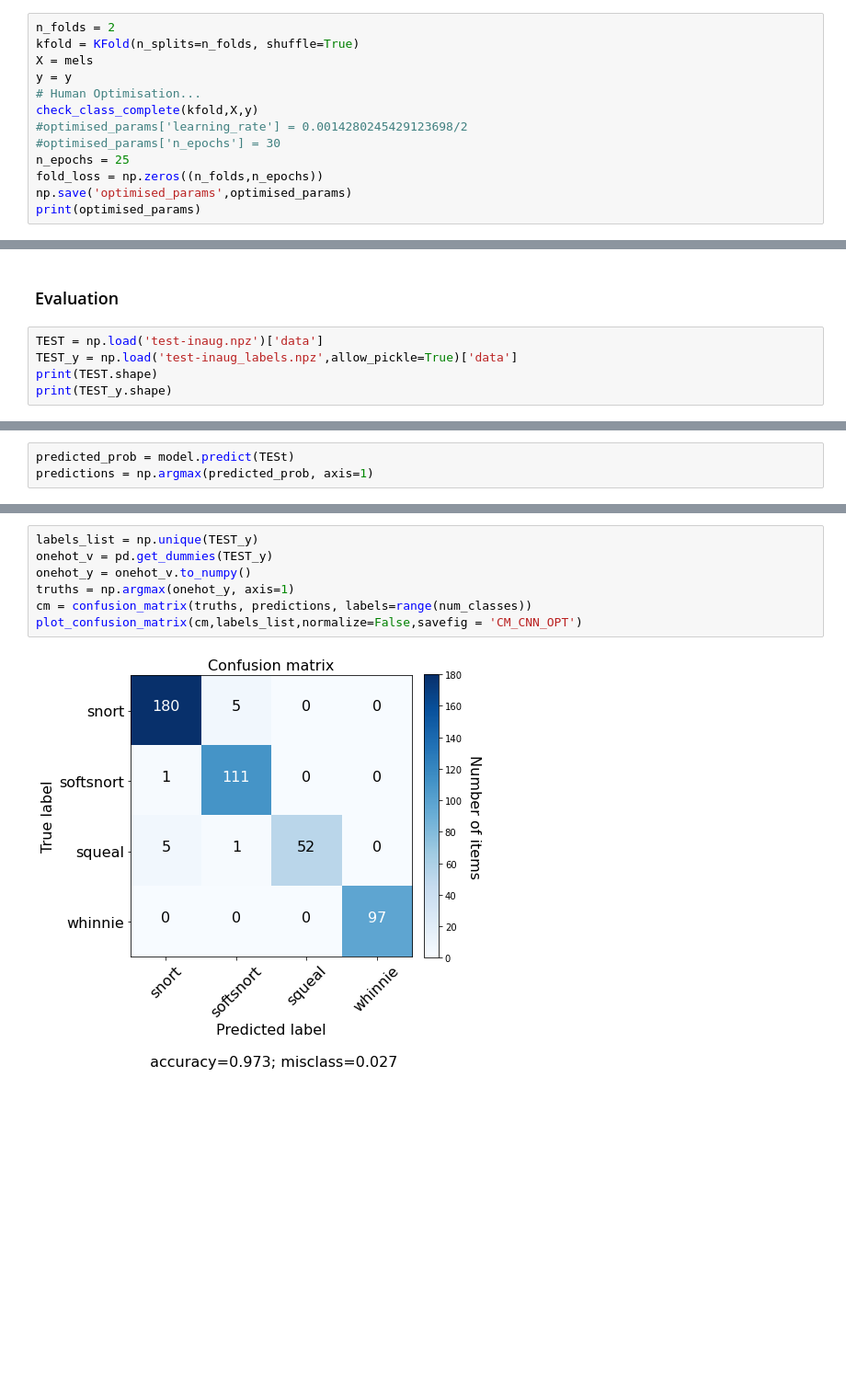
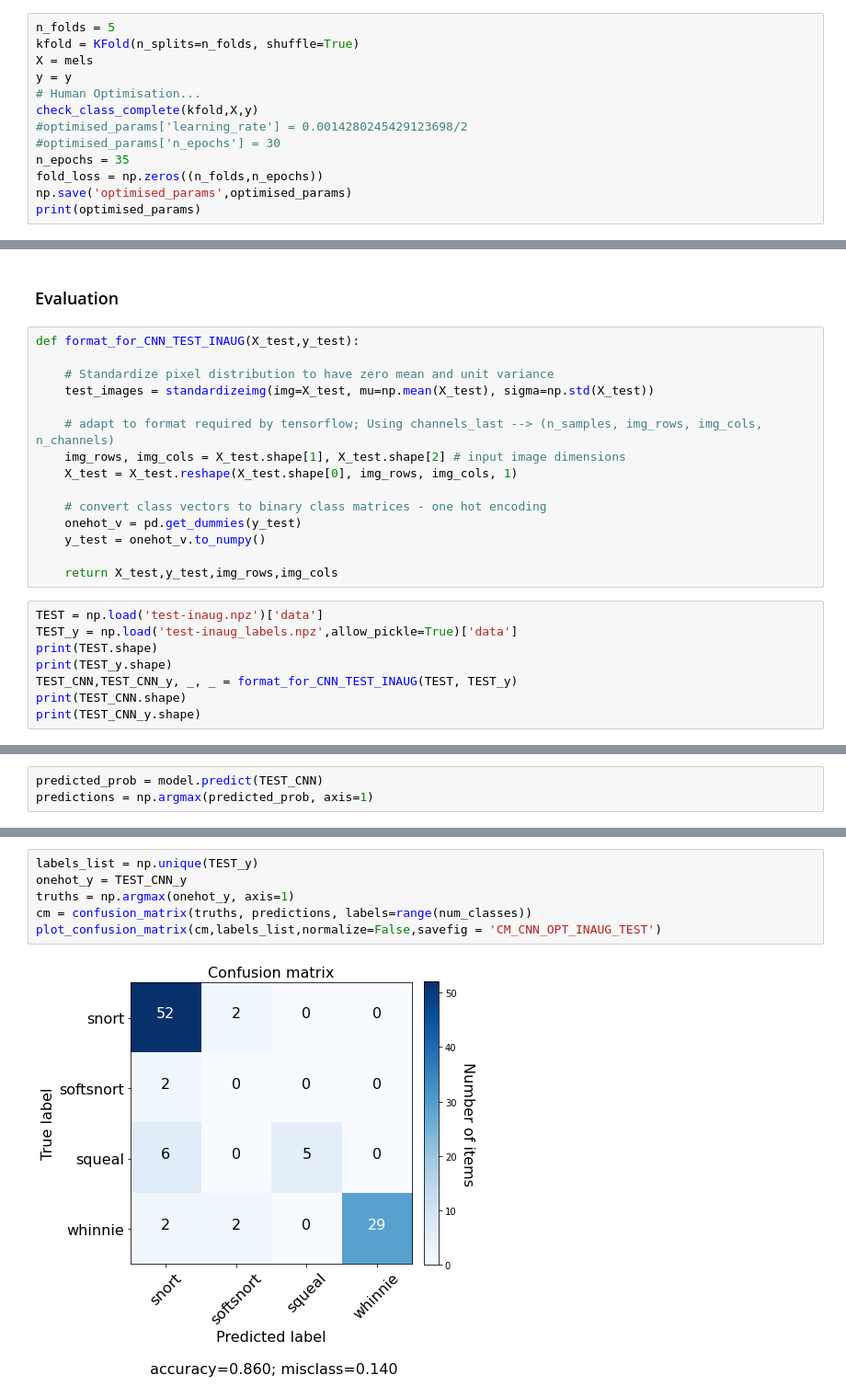
Before and after one commit to AleksandraPanfilova/Zebra_Project, a Jupyter notebook: CNN Optuna Mels Aleks.ipynb, the cells around one changed output, grey strips where cells are left out. Shown: that part at 92% size. Saved outputs shown, nothing was run; the diff lists cells and outputs as text; blank space fills up the shorter version.

Commit message:
0.86 inaugumented test

```diff
--- a/CNN Optuna Mels Aleks.ipynb
+++ b/CNN Optuna Mels Aleks.ipynb
@@ -289,7 +185,7 @@ def opt_model(optimised_params):
 # %% [markdown]
 # Folding
 # %%
-n_folds = 2
+n_folds = 5
 kfold = KFold(n_splits=n_folds, shuffle=True)
 X = mels
 y = y
@@ -297,7 +193,7 @@ y = y
 check_class_complete(kfold,X,y)
 #optimised_params['learning_rate'] = 0.0014280245429123698/2
 #optimised_params['n_epochs'] = 30
-n_epochs = 25
+n_epochs = 35
 fold_loss = np.zeros((n_folds,n_epochs))
 np.save('optimised_params',optimised_params)
 print(optimised_params)
@@ -388,9 +284,27 @@ for i in range(n_2):
 [figure]
 # %% [markdown]
 ### Evaluation
+# %%
+def format_for_CNN_TEST_INAUG(X_test,y_test):
+
+    # Standardize pixel distribution to have zero mean and unit variance
+    test_images = standardizeimg(img=X_test, mu=np.mean(X_test), sigma=np.std(X_test))
+
+    # adapt to format required by tensorflow; Using channels_last --> (n_samples, img_rows, img_cols, n_channels)
+    img_rows, img_cols = X_test.shape[1], X_test.shape[2] # input image dimensions
+    X_test = X_test.reshape(X_test.shape[0], img_rows, img_cols, 1)
+
+    # convert class vectors to binary class matrices - one hot encoding
+    onehot_v = pd.get_dummies(y_test)
+    y_test = onehot_v.to_numpy()
+
+    return X_test,y_test,img_rows,img_cols
 # %%
 TEST = np.load('test-inaug.npz')['data']
 TEST_y = np.load('test-inaug_labels.npz',allow_pickle=True)['data']
 print(TEST.shape)
 print(TEST_y.shape)
+TEST_CNN,TEST_CNN_y, _, _ = format_for_CNN_TEST_INAUG(TEST, TEST_y)
+print(TEST_CNN.shape)
+print(TEST_CNN_y.shape)
 # %% [output]
@@ -399,3 +315,3 @@ print(TEST_y.shape)
 # %%
-predicted_prob = model.predict(TESt)
+predicted_prob = model.predict(TEST_CNN)
 predictions = np.argmax(predicted_prob, axis=1)
@@ -409,9 +327,8 @@ NameError: name 'predictions' is not defined
 # %%
 labels_list = np.unique(TEST_y)
-onehot_v = pd.get_dummies(TEST_y)
-onehot_y = onehot_v.to_numpy()
+onehot_y = TEST_CNN_y
 truths = np.argmax(onehot_y, axis=1)
 cm = confusion_matrix(truths, predictions, labels=range(num_classes))
-plot_confusion_matrix(cm,labels_list,normalize=False,savefig = 'CM_CNN_OPT')
+plot_confusion_matrix(cm,labels_list,normalize=False,savefig = 'CM_CNN_OPT_INAUG_TEST')
 # %% [output]
-[figure, old version]
+[figure, new version]
```
Also changed, not shown: parts of 10 cells of this notebook, 9 other files.
